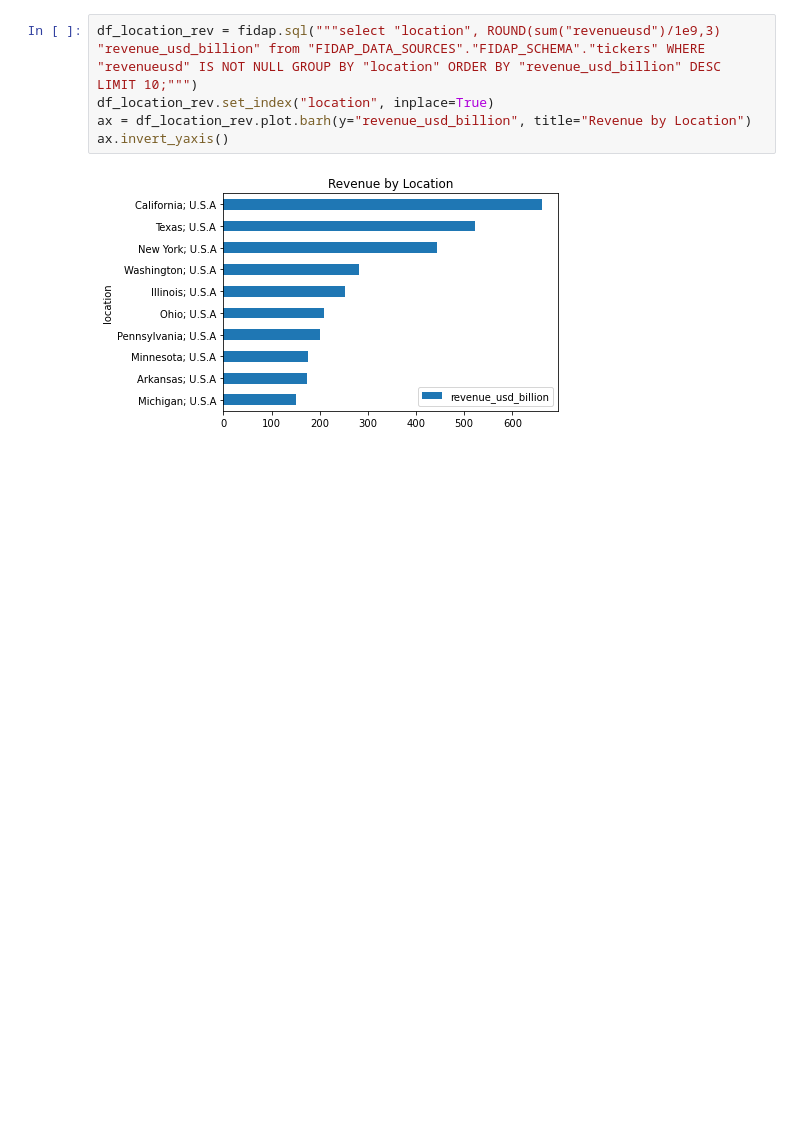
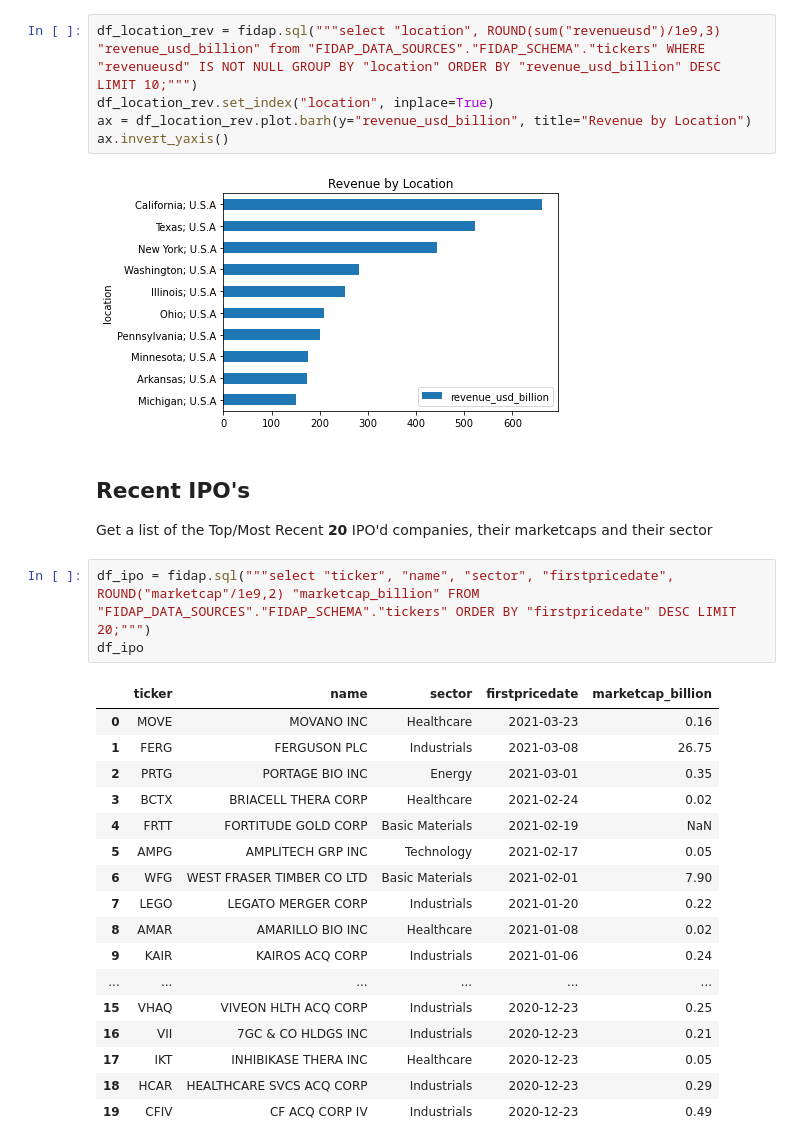
Before and after one commit to fidapco/notebooks, a Jupyter notebook: market_overview.ipynb, the cells around one changed output. Cells and saved outputs as stored; diff of their text form; blank space fills up the shorter version.

```diff
--- a/market_overview.ipynb
+++ b/market_overview.ipynb
@@ -100,3 +96,27 @@ ax = df_location_rev.plot.barh(y="revenue_usd_billion", title="Revenue by Locati
 ax.invert_yaxis()
 # %% [output]
 [figure]
+# %% [markdown]
+## Recent IPO's
+Get a list of the Top/Most Recent **20** IPO'd companies, their marketcaps and their sector
+# %%
+df_ipo = fidap.sql("""select "ticker", "name", "sector", "firstpricedate", ROUND("marketcap"/1e9,2) "marketcap_billion" FROM "FIDAP_DATA_SOURCES"."FIDAP_SCHEMA"."tickers" ORDER BY "firstpricedate" DESC LIMIT 20;""")
+df_ipo
+# %% [output]
+|  | ticker | name | sector | firstpricedate | marketcap_billion |
+| 0 | MOVE | MOVANO INC | Healthcare | 2021-03-23 | 0.16 |
+| 1 | FERG | FERGUSON PLC | Industrials | 2021-03-08 | 26.75 |
+| 2 | PRTG | PORTAGE BIO INC | Energy | 2021-03-01 | 0.35 |
+| 3 | BCTX | BRIACELL THERA CORP | Healthcare | 2021-02-24 | 0.02 |
+| 4 | FRTT | FORTITUDE GOLD CORP | Basic Materials | 2021-02-19 | NaN |
+| 5 | AMPG | AMPLITECH GRP INC | Technology | 2021-02-17 | 0.05 |
+| 6 | WFG | WEST FRASER TIMBER CO LTD | Basic Materials | 2021-02-01 | 7.90 |
+| 7 | LEGO | LEGATO MERGER CORP | Industrials | 2021-01-20 | 0.22 |
+| 8 | AMAR | AMARILLO BIO INC | Healthcare | 2021-01-08 | 0.02 |
+| 9 | KAIR | KAIROS ACQ CORP | Industrials | 2021-01-06 | 0.24 |
+| ... | ... | ... | ... | ... | ... |
+| 15 | VHAQ | VIVEON HLTH ACQ CORP | Industrials | 2020-12-23 | 0.25 |
+| 16 | VII | 7GC & CO HLDGS INC | Industrials | 2020-12-23 | 0.21 |
+| 17 | IKT | INHIBIKASE THERA INC | Healthcare | 2020-12-23 | 0.05 |
+| 18 | HCAR | HEALTHCARE SVCS ACQ CORP | Industrials | 2020-12-23 | 0.29 |
+| 19 | CFIV | CF ACQ CORP IV | Industrials | 2020-12-23 | 0.49 |
```
Also changed, not shown: parts of 7 cells of this notebook.
